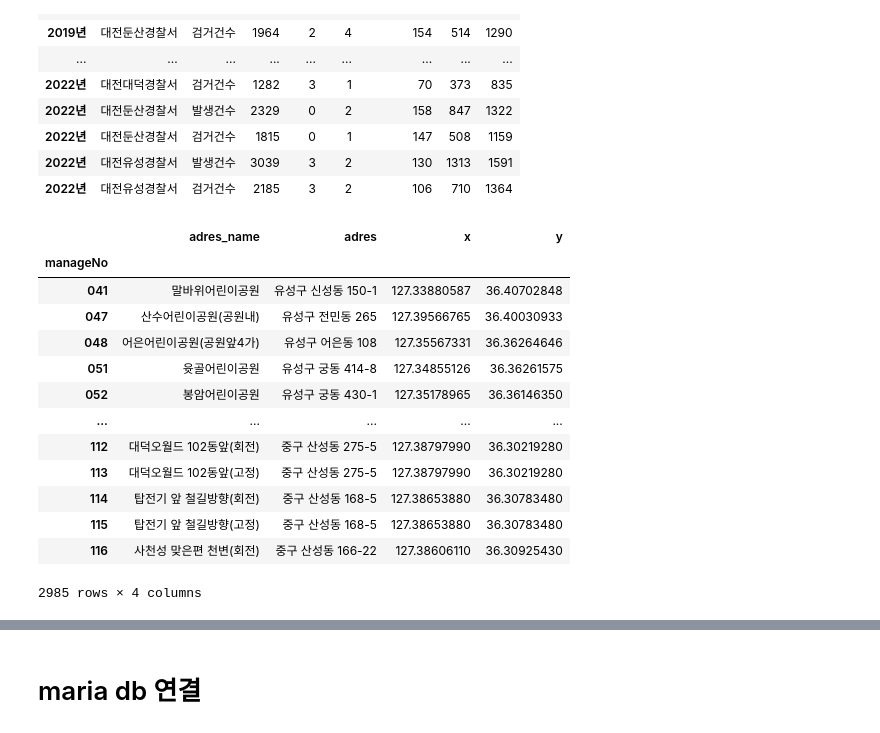
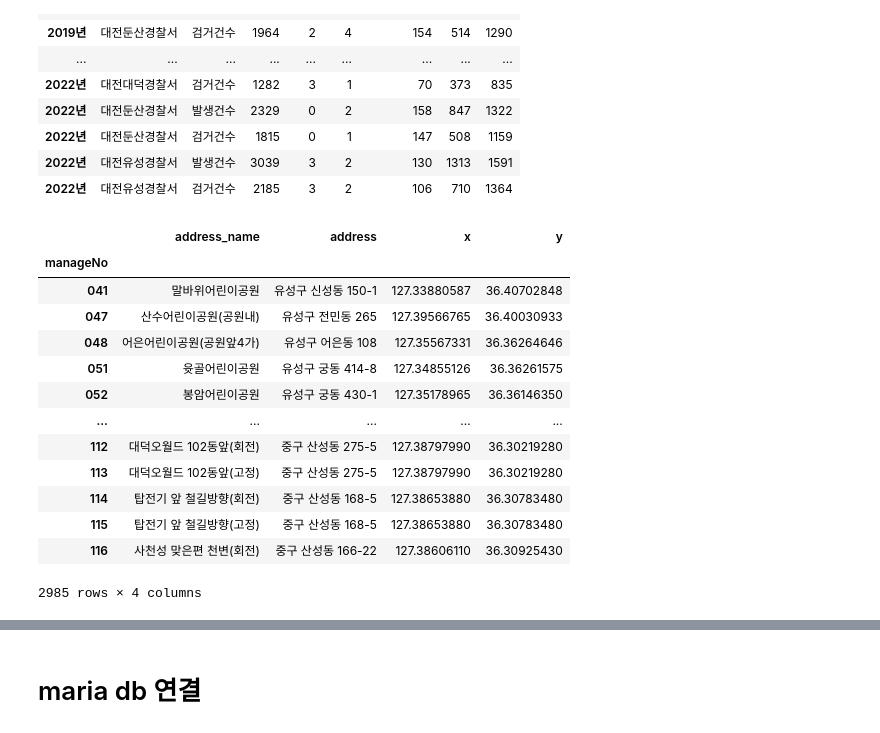
Before and after one commit to Bom-E/pythonDaejeon, a Jupyter notebook: dataframe_and_table.ipynb, the cells around one changed output, grey strips where cells are left out. Drawn from its saved outputs; the diff is of its cells as text; code cells hidden in the pictures.

```diff
--- a/dataframe_and_table.ipynb
+++ b/dataframe_and_table.ipynb
@@ -95,12 +97,16 @@ df_five
 | 2022년 | 대전유성경찰서 | 발생건수 | 3039 | 3 | 2 | 130 | 1313 | 1591 |
 | 2022년 | 대전유성경찰서 | 검거건수 | 2185 | 3 | 2 | 106 | 710 | 1364 |
 # %%
+load_dotenv()
+
 url = 'http://apis.data.go.kr/6300000/openapi2022/safeCCTV/getsafeCCTV'
 params = {
-    'serviceKey' : '/gEckuWuoNDWhYSfb0DvNR+tfR/PpfcK6iuvgx2Zz1Vjyd2CrsCaD0sumyfgBSjChH4ZWWthO+EPaA/nk1bSvA=='
+    'serviceKey' : os.getenv('my_service_key')
     , 'numOfRows' : '2985'
     , 'pageNo' : '1'
 }
+
+# .env 적용 드디어 해결! 이거 해결 하지 전에는 안 자려고 했는데 이제 잔다!
 
 response = requests.get(url, params=params)
 
@@ -110,41 +116,44 @@ result_data = response.json()
 
 items = result_data['response']['body']['items']
 
 # for item in items:
     # print(f"관리번호 : {item['manageNo']}, 주소 : {item['lnmAdres']}, x좌표 : {item['crdntX']}, y좌표 : {item['crdntY']}")
 
 # 글 길이가 제멋대로라서 간단한 replace로 불가능.(가능 할 것 같은데, 우악스러워질듯)
 # 데이터의 구성을 보니
 # 1. . 을 기준으로 no를 부여
 # 2. 처음 나오는 ()로 cctv 관할구와 숫자범위를 부여
 # 3. 지도상 주소명
 
 # 따라서 )를 기준으로 나누기.
 
 # 데이터의 구조 : 'manageNo': '091.(서대전 88-2)동성이용원(서대전초교 뒷길)(회전)'
 # 구현 이유 : 사용자가 이해할 만한 cctv의 자연어 명칭 뽑아내기
 
 def adres_name(manage_no):
     # ')' 기준 분할 (cctv 명칭 데이터)
     adres_name = manage_no.split(')', 1)
     return adres_name[1] if len(adres_name) > 1 else manage_no.split('.', 1)[1]
 
-cctv_list = list(map(lambda item :{
-    'manageNo' : item['manageNo'][0:3]
-    , 'address_name' : adres_name(item['manageNo'])
-    , 'address' : item['lnmAdres']
-    , 'x' : item['crdntX']
-    , 'y' : item['crdntY']
-}, items))
+def transform_item(item):
+    return{
+        'manageNo' : item['manageNo'][0:3]
+        , 'address_name' : adres_name(item['manageNo'])
+        , 'address' : item['lnmAdres']
+        , 'x' : item['crdntX']
+        , 'y' : item['crdntY']
+    }
+
+cctv_list = list(map(transform_item, items))
 
 # 리스트를 데이터프레임으로 바꾸기
 df_cctv = pd.DataFrame(cctv_list)
 
 df_cctv.set_index("manageNo", inplace=True)
 
 df_cctv
 # %% [output]
-|  | adres_name | adres | x | y |
+|  | address_name | address | x | y |
 | manageNo |  |  |  |  |
 | 041 | 말바위어린이공원 | 유성구 신성동 150-1 | 127.33880587 | 36.40702848 |
 | 047 | 산수어린이공원(공원내) | 유성구 전민동 265 | 127.39566765 | 36.40030933 |
```
Also changed, not shown: parts of 2 cells of this notebook.
